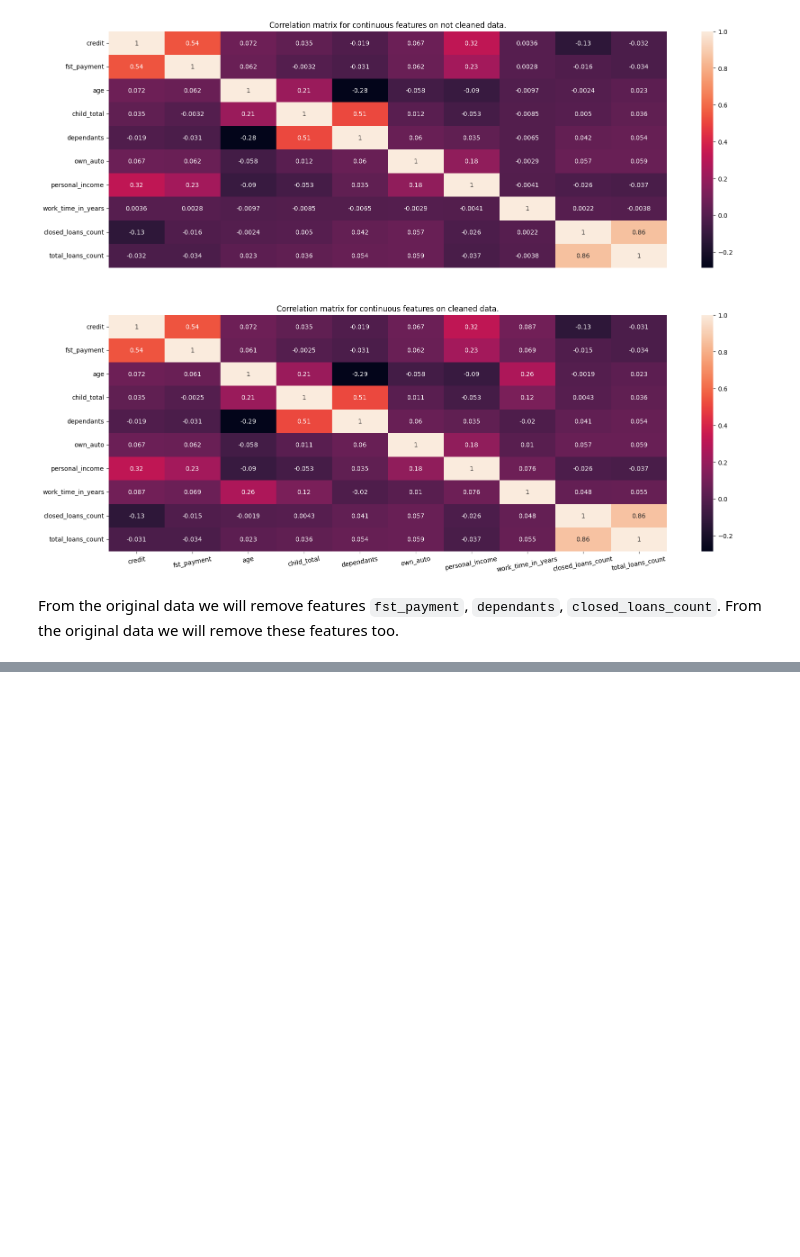
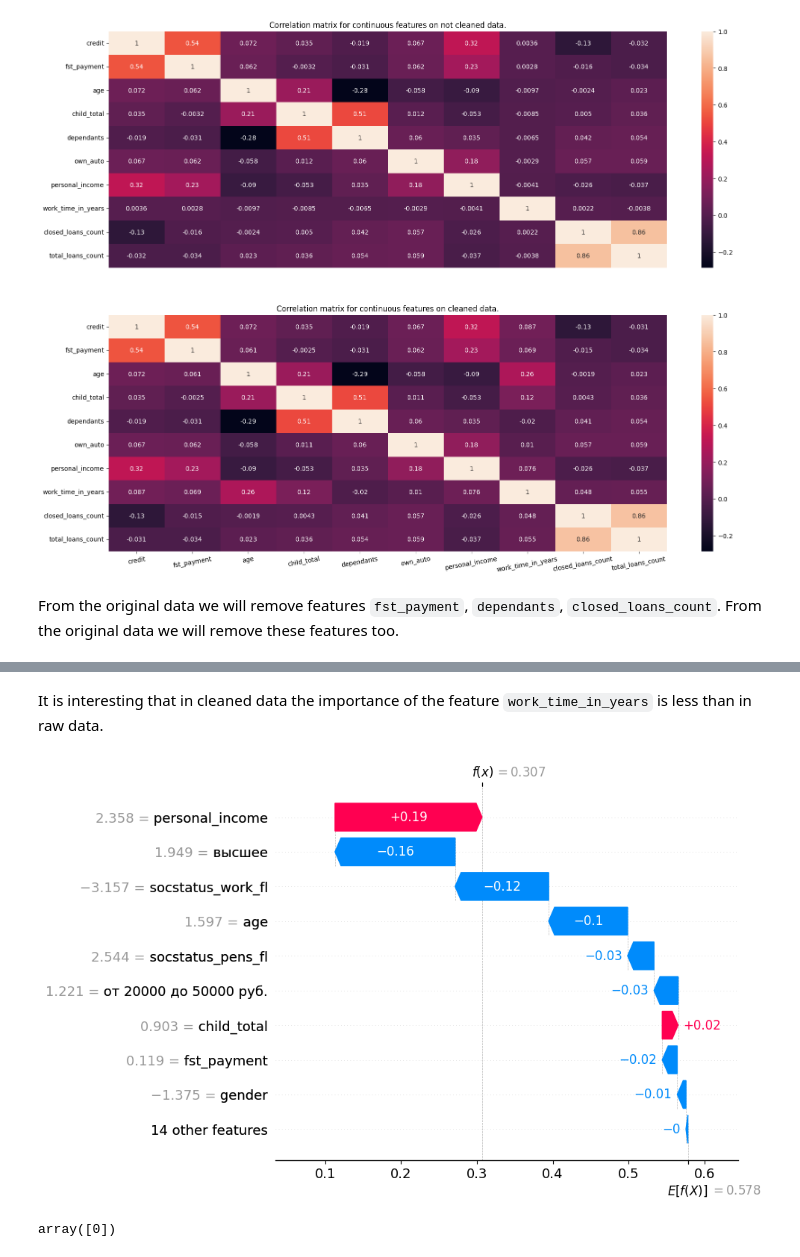
Before and after one commit to SadSabrina/streamlit_ds_app, a Jupyter notebook: Model_learning.ipynb, the cells around one changed output, grey strips where cells are left out. Saved outputs shown, nothing was run; the diff lists cells and outputs as text; code cells hidden in the pictures; blank space fills up the shorter version.

```diff
--- a/Model_learning.ipynb
+++ b/Model_learning.ipynb
@@ -361,0 +619,19 @@ weighted avg       0.84      0.60      0.67      3340
+# %% [markdown]
+It is interesting that in cleaned data the importance of the feature `work_time_in_years` is less than in raw data.
+# %%
+import shap
+
+f = lambda x: lr_all_data.predict_proba(x)[:,1]
+med = np.median(X_train_all_transformed, axis=0).reshape((1, X_train_all_transformed.shape[1]))
+
+explainer = shap.Explainer(f, med)
+shap_values = explainer(X_test_all_transformed)
+
+exp = shap.Explanation(shap_values,
+                  shap_values.base_values,
+                  data=X_train_all_transformed,
+                  feature_names=X_train_all.columns)
+# %%
+shap.waterfall_plot(exp[1])
+# %% [output]
+[figure, added]
@@ -361,0 +643,4 @@ weighted avg       0.84      0.60      0.67      3340
+# %%
+lr_all_data.predict(X_test_all_transformed[7].reshape(1, -1))
+# %% [output]
+array([0])
```
Also changed, not shown: parts of 26 cells of this notebook, 9 other files.
